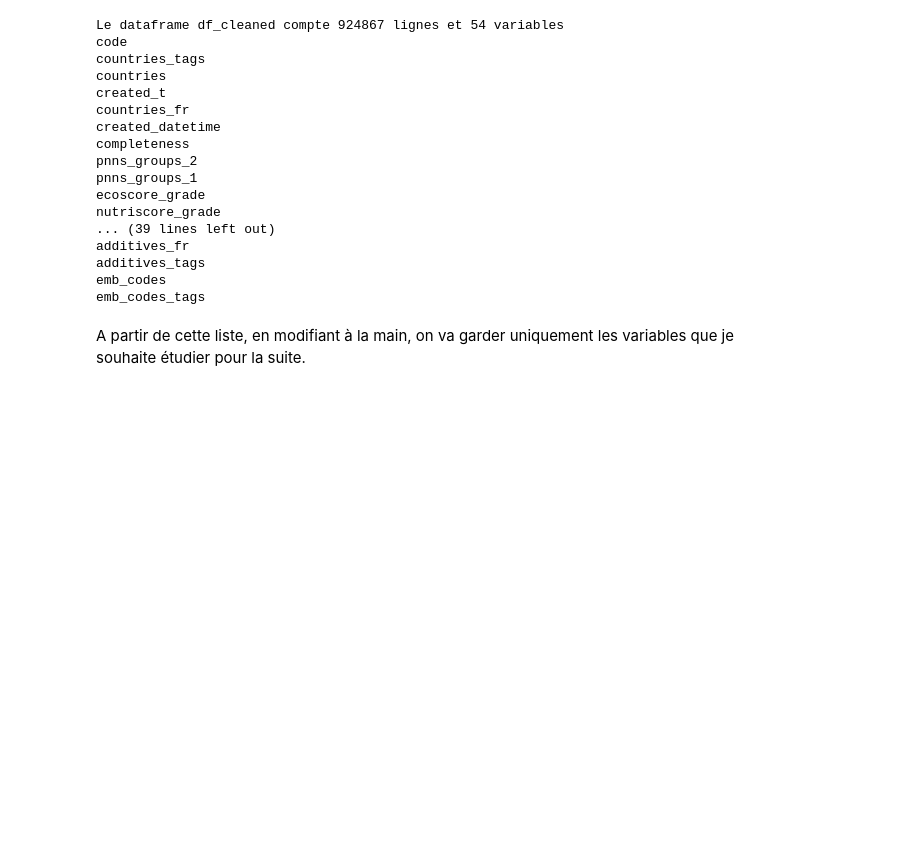
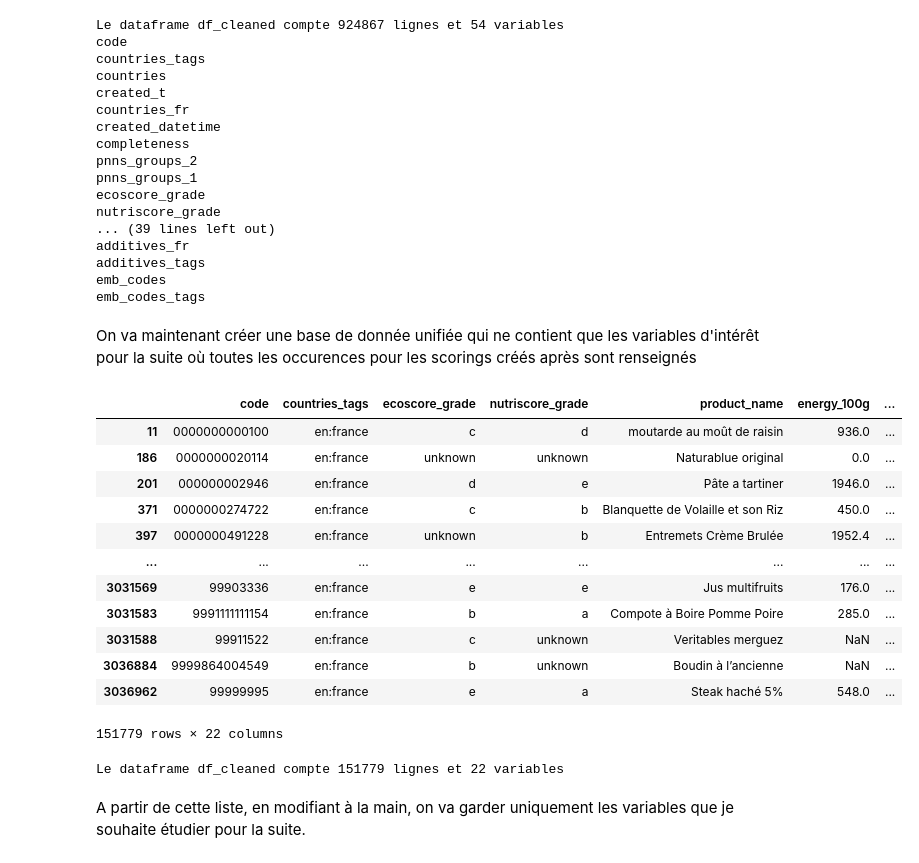
Before and after one commit to ashxivy/Projet-Python-pour-la-data-science, a Jupyter notebook: Le Nutri-Score permet il de bien consommer.ipynb, the cells around one changed output. Drawn from its saved outputs; the diff is of its cells as text; code cells hidden in the pictures; blank space fills up the shorter version.

Commit message:
unification de la base de donnée

```diff
--- a/Le Nutri-Score permet il de bien consommer.ipynb
+++ b/Le Nutri-Score permet il de bien consommer.ipynb
@@ -195,6 +195,42 @@ additives_fr
 additives_tags
 emb_codes
 emb_codes_tags
+# %% [markdown]
+On va maintenant créer une base de donnée unifiée qui ne contient que les variables d'intérêt pour la suite où toutes les occurences pour les scorings créés après sont renseignés
+# %%
+# Filtrer les lignes où 'labels_tags' et 'ingredients_text' ne sont pas nulles
+df_filtered = df_cleaned.dropna(subset=['labels_tags', 'ingredients_text'])
+
+# Sélectionner les colonnes spécifiques
+selected_columns = ['code', 'countries_tags', 'ecoscore_grade', 'nutriscore_grade', 'product_name',
+                     'energy_100g', 'saturated-fat_100g', 'sugars_100g', 'proteins_100g',
+                     'fat_100g', 'carbohydrates_100g', 'energy-kcal_100g', 'sodium_100g', 'salt_100g',
+                     'food_groups_tags', 'labels_tags', 'nutriscore_score', 'nutrition-score-fr_100g',
+                     'ecoscore_score', 'ingredients_text', 'nova_group', 'fiber_100g']
+
+# Créer le DataFrame final
+df_selected = df_filtered[selected_columns]
+
+# Afficher le DataFrame résultant
+df_selected
+# %% [output]
+|  | code | countries_tags | ecoscore_grade | nutriscore_grade | product_name | energy_100g | ... |
+| 11 | 0000000000100 | en:france | c | d | moutarde au moût de raisin | 936.0 | ... |
+| 186 | 0000000020114 | en:france | unknown | unknown | Naturablue original | 0.0 | ... |
+| 201 | 000000002946 | en:france | d | e | Pâte a tartiner | 1946.0 | ... |
+| 371 | 0000000274722 | en:france | c | b | Blanquette de Volaille et son Riz | 450.0 | ... |
+| 397 | 0000000491228 | en:france | unknown | b | Entremets Crème Brulée | 1952.4 | ... |
+| ... | ... | ... | ... | ... | ... | ... | ... |
+| 3031569 | 99903336 | en:france | e | e | Jus multifruits | 176.0 | ... |
+| 3031583 | 9991111111154 | en:france | b | a | Compote à Boire Pomme Poire | 285.0 | ... |
+| 3031588 | 99911522 | en:france | c | unknown | Veritables merguez | NaN | ... |
+| 3036884 | 9999864004549 | en:france | b | unknown | Boudin à l’ancienne | NaN | ... |
+| 3036962 | 99999995 | en:france | e | a | Steak haché 5% | 548.0 | ... |
+151779 rows × 22 columns
+# %%
+print ("Le dataframe df_cleaned compte {} lignes et {} variables".format(df_selected.shape[0], df_selected.shape[1]))
+# %% [output]
+Le dataframe df_cleaned compte 151779 lignes et 22 variables
 # %% [markdown]
 A partir de cette liste, en modifiant à la main, on va garder uniquement les variables que je souhaite étudier pour la suite.
 # %% [markdown]
```
Also changed, not shown: parts of 13 cells of this notebook.
